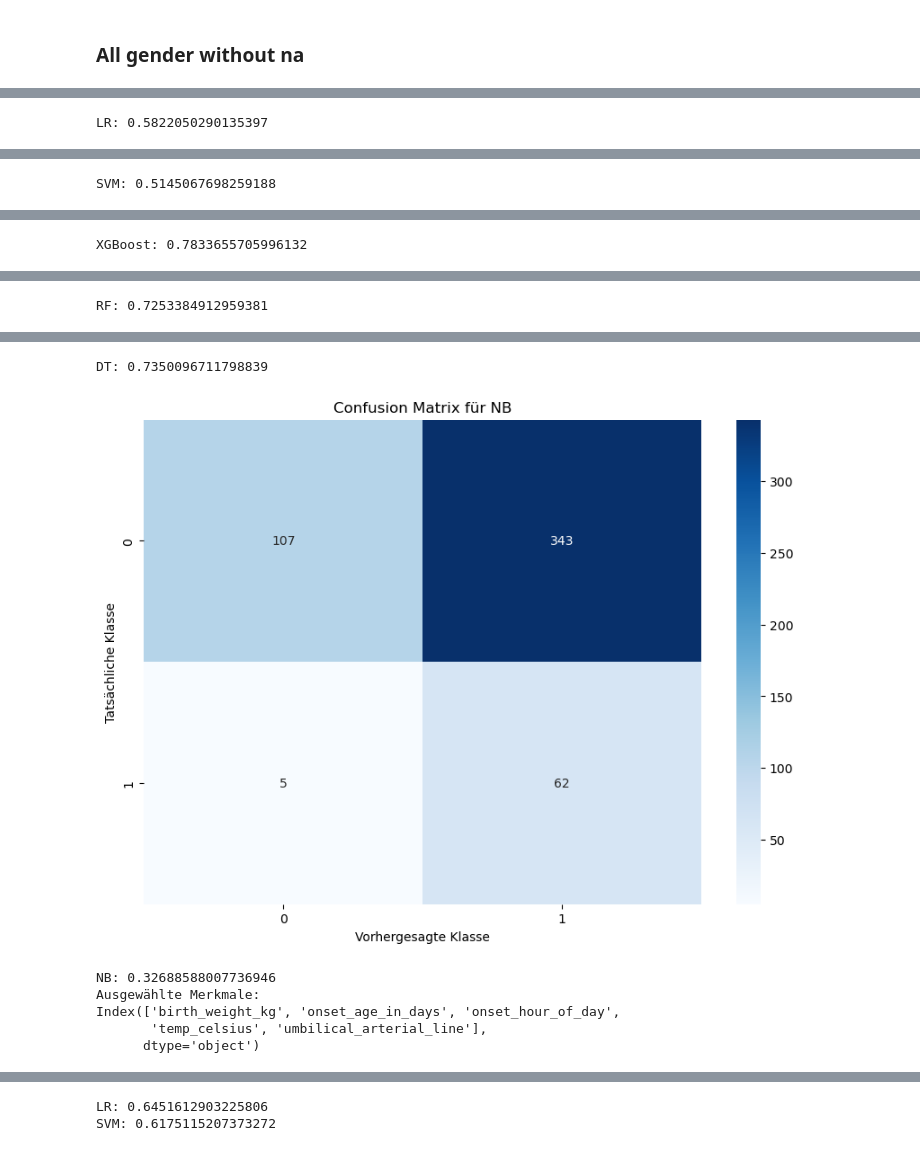
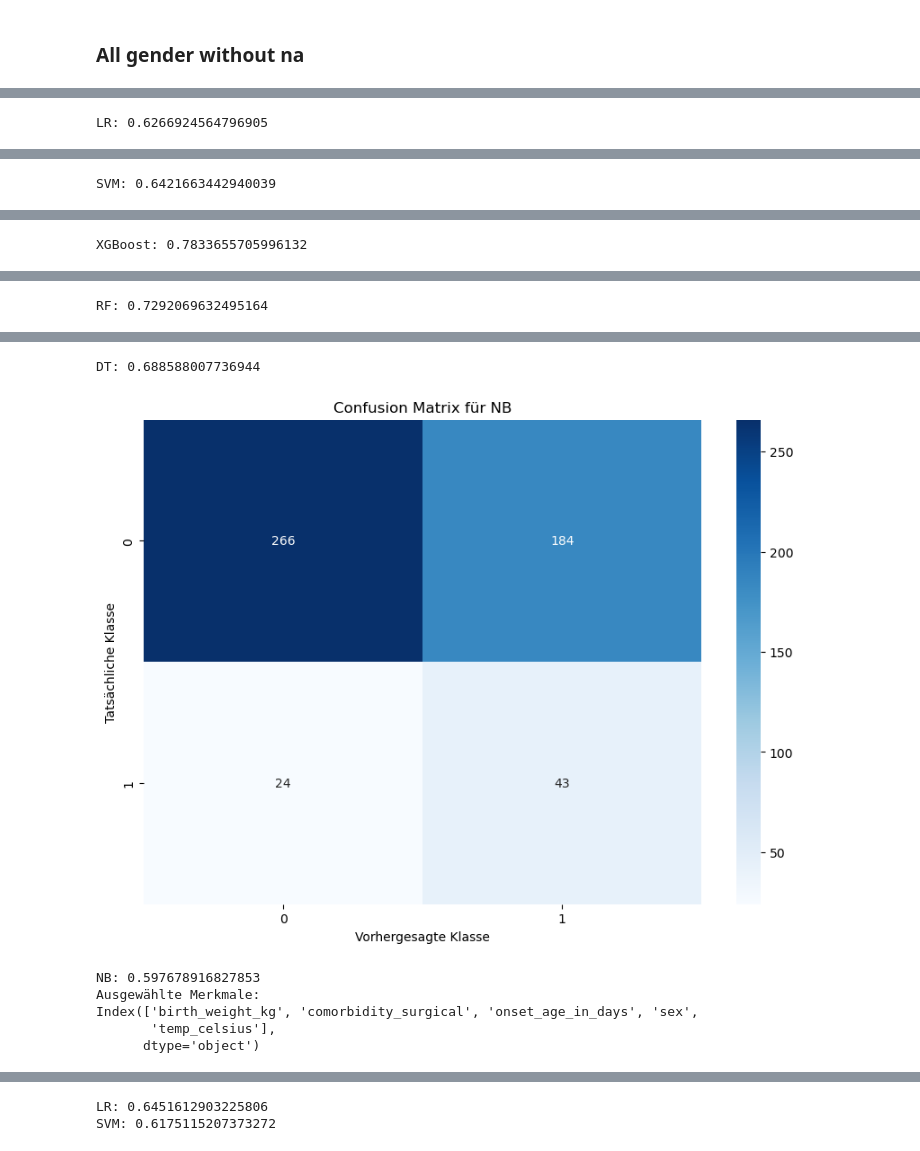
Before and after one commit to Eric-the-Geric/RocheHackathon, a Jupyter notebook: Code/David_Natal.ipynb, the cells around one changed output, grey strips where cells are left out. Cells and saved outputs as stored; diff of their text form; code cells hidden in the pictures.

```diff
--- a/Code/David_Natal.ipynb
+++ b/Code/David_Natal.ipynb
@@ -31,7 +31,7 @@ from sklearn.metrics import confusion_matrix
 import matplotlib.pyplot as plt
 import seaborn as sns
 # %%
-df = pd.read_csv('../Data/Neonatal_Sepsis_Registry.csv')
+df = pd.read_csv("../Data/Neonatal.csv")
 df.info()
 # %% [output]
 <class 'pandas.core.frame.DataFrame'>
@@ -145,26 +146,27 @@ df.describe()
 # %% [markdown]
 Splitting data set in without na and male/female
 # %%
-df.replace('NI', np.nan, inplace=True)
-df = df[df["sepsis_group"] != 6]
+df.replace("NI", np.nan, inplace=True)
+# df = df[df["sepsis_group"] != 6]
 # %%
-# Benutzerdefinierte Funktion zur Zuordnung von Werten zu 0 oder 1
-def map_to_binary(value):
-    if value == 1 or value in [4, 5]:
-        return 1
-    else:
-        return 0
+# # Benutzerdefinierte Funktion zur Zuordnung von Werten zu 0 oder 1
+# def map_to_binary(value):
+#     if value == 1 or value in [4, 5]:
+#         return 1
+#     else:
+#         return 0
 
-# Eine neue Spalte "sepsis_binary" erstellen, indem Sie die benutzerdefinierte Funktion auf die "sepsis_group"-Spalte anwenden
-df['sepsis_binary'] = df['sepsis_group'].apply(map_to_binary)
+
+# # Eine neue Spalte "sepsis_binary" erstellen, indem Sie die benutzerdefinierte Funktion auf die "sepsis_group"-Spalte anwenden
+# df["sepsis_binary"] = df["sepsis_group"].apply(map_to_binary)
 # %%
 df_male = df[df["sex"] == 1]
 df_female = df[df["sex"] == 0]
 
 df_without_nan = df.dropna()
-df_without_nan = df_without_nan.drop("sepsis_group", axis=1)
-df_male_without_nan = df_male.dropna()
-df_female_without_nan = df_female.dropna()
+# df_without_nan = df_without_nan.drop("sepsis_group", axis=1)
+# df_male_without_nan = df_male.dropna()
+# df_female_without_nan = df_female.dropna()
 # %%
 df_without_nan.info()
 # %% [output]
@@ -220,14 +222,14 @@ df_without_nan.to_csv("../Data/Neonatal.csv", index=False)
 # %% [markdown]
 ### All gender without na
 # %%
-X = df_without_nan[df_without_nan.columns.difference(['sepsis_binary', 'sepsis_group'])]
-df_without_nan['sepsis_binary'] = df_without_nan['sepsis_binary']
-y = df_without_nan['sepsis_binary']
+X = df_without_nan[df_without_nan.columns.difference(["sepsis_binary"])]
+df_without_nan["sepsis_binary"] = df_without_nan["sepsis_binary"]
+y = df_without_nan["sepsis_binary"]
 
 # Train-Test-Split
 X_train, X_test, y_train, y_test = train_test_split(X, y, test_size=0.3, random_state=42)
 
-smote = SMOTE(sampling_strategy='auto', random_state=42)
+smote = SMOTE(sampling_strategy="auto", random_state=42)
 X_train_resampled, y_train_resampled = smote.fit_resample(X_train, y_train)
 
 # Feature Scaling
@@ -248,11 +250,13 @@ models = {
     "LR": LogisticRegression(),
     "SVM": SVC(),
     # "XGBoost": XGBClassifier(eval_metric='mlogloss', learning_rate=0.2, max_depth=4, n_estimators=150),
-    "XGBoost": XGBClassifier(eval_metric='mlogloss',),
+    "XGBoost": XGBClassifier(
+        eval_metric="mlogloss",
+    ),
     "RF": RandomForestClassifier(),
     # "RF": RandomForestClassifier(max_depth =30, min_samples_split= 2, n_estimators=200, criterion='entropy'),
     "DT": DecisionTreeClassifier(),
-    "NB": GaussianNB()
+    "NB": GaussianNB(),
 }
 
 for name, model in models.items():
@@ -281 +285 @@ print(selected_feature_names)
-LR: 0.5822050290135397
+LR: 0.6266924564796905
@@ -283,5 +287,5 @@ LR: 0.5822050290135397
-SVM: 0.5145067698259188
+SVM: 0.6421663442940039
 [figure]
 XGBoost: 0.7833655705996132
 [figure]
-RF: 0.7253384912959381
+RF: 0.7292069632495164
@@ -289,7 +293,7 @@ RF: 0.7253384912959381
-DT: 0.7350096711798839
+DT: 0.688588007736944
-[figure, old version]
+[figure, new version]
-NB: 0.32688588007736946
+NB: 0.597678916827853
 Ausgewählte Merkmale:
-Index(['birth_weight_kg', 'onset_age_in_days', 'onset_hour_of_day',
-       'temp_celsius', 'umbilical_arterial_line'],
+Index(['birth_weight_kg', 'comorbidity_surgical', 'onset_age_in_days', 'sex',
+       'temp_celsius'],
       dtype='object')
```
Also changed, not shown: parts of 21 cells of this notebook.
